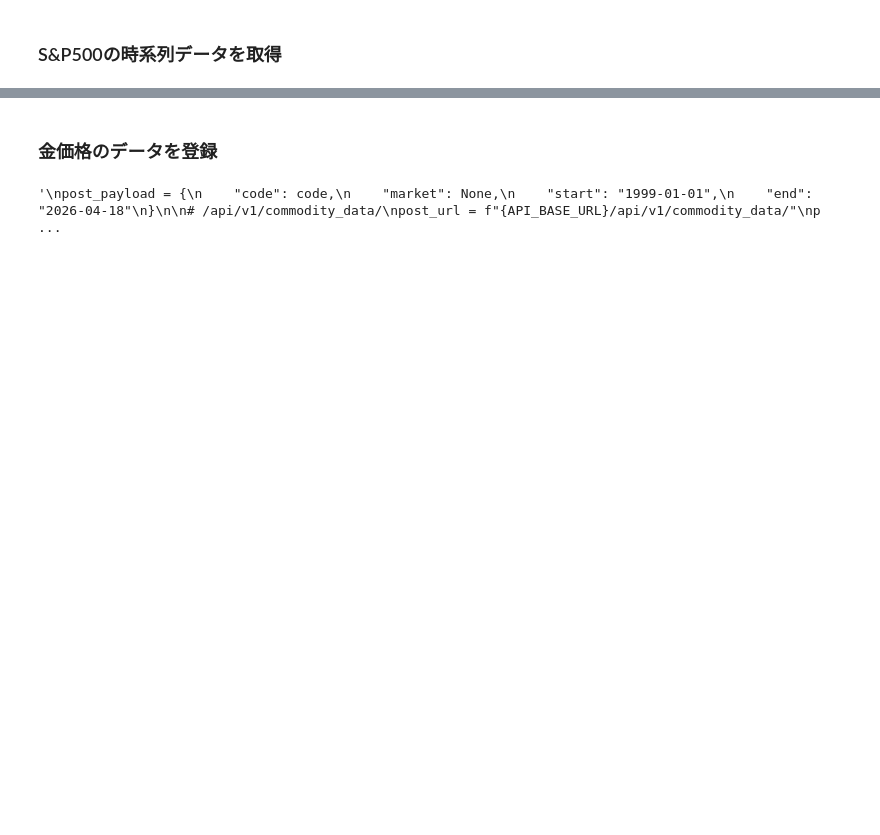
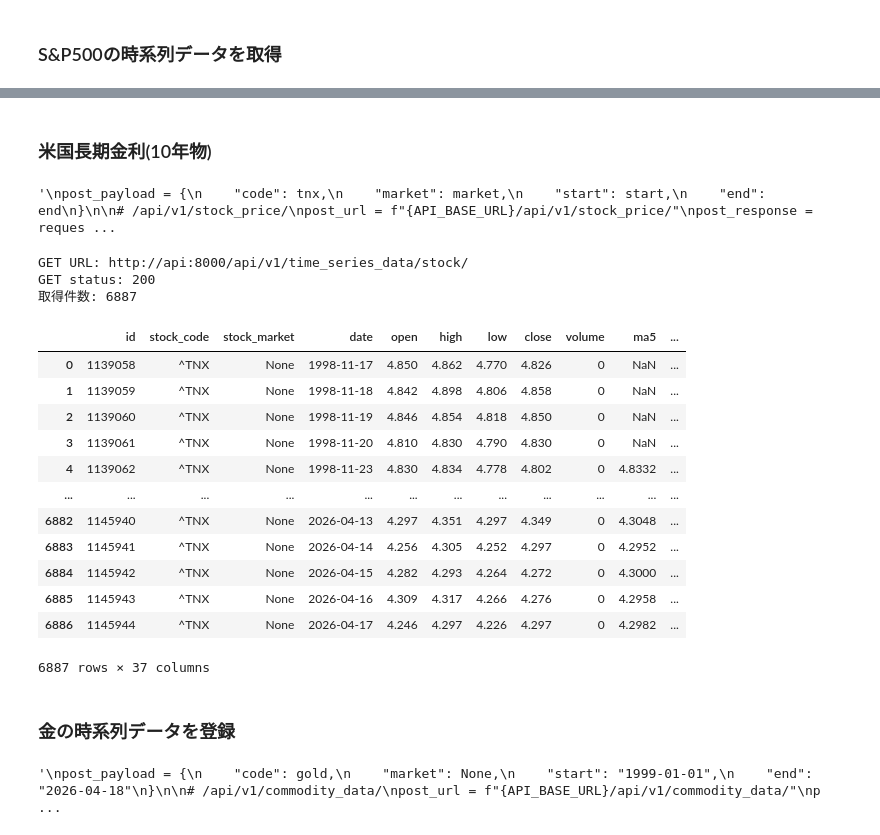
Before and after one commit to nekonabesan/stock_market_analysis, a Jupyter notebook: notebook/stock_02_08_002.ipynb, the cells around one changed output, grey strips where cells are left out. Cells and saved outputs as stored; diff of their text form; code cells hidden in the pictures; blank space fills up the shorter version.

```diff
--- a/notebook/stock_02_08_002.ipynb
+++ b/notebook/stock_02_08_002.ipynb
@@ -88,14 +115,78 @@ GET status: 200
 6895 rows × 37 columns
+# %% [markdown]
+### 米国長期金利(10年物)
+# %%
+tnx = "^TNX"
+market = None
+start = dt.datetime(1999, 1, 1).strftime("%Y-%m-%d")
+end = dt.datetime.now().strftime("%Y-%m-%d")
+"""
+post_payload = {
+    "code": tnx,
+    "market": market,
+    "start": start,
+    "end": end
+}
+
+# /api/v1/stock_price/
+post_url = f"{API_BASE_URL}/api/v1/stock_price/"
+post_response = requests.post(post_url, json=post_payload, timeout=60)
+
+print("POST URL:", post_url)
+print("POST status:", post_response.status_code)
+print("POST response:", post_response.json())
+"""
+# %% [output]
+'\npost_payload = {\n    "code": tnx,\n    "market": market,\n    "start": start,\n    "end": end\n}\n\n# /api/v1/stock_price/\npost_url = f"{API_BASE_URL}/api/v1/stock_price/"\npost_response = reques ...
+# %%
+get_url = f"{API_BASE_URL}/api/v1/time_series_data/stock/"
+get_params = {
+    "code": tnx,
+    "market": market,
+    "start": start,
+    "end": end
+}
+
+get_response = requests.get(get_url, params=get_params, timeout=60)
+
+print("GET URL:", get_url)
+print("GET status:", get_response.status_code)
+
+if get_response.status_code == 200:
+    get_json = get_response.json()
+    results = get_json.get("results", [])
+    df_tnx = pd.DataFrame(results)
+
+    print("取得件数:", len(df_tnx))
+    display(df_tnx)
+else:
+    print("GET response:", get_response.json())
+# %% [output]
+GET URL: http://api:8000/api/v1/time_series_data/stock/
+GET status: 200
+取得件数: 6887
+|  | id | stock_code | stock_market | date | open | high | low | close | volume | ma5 | ... |
+| 0 | 1139058 | ^TNX | None | 1998-11-17 | 4.850 | 4.862 | 4.770 | 4.826 | 0 | NaN | ... |
+| 1 | 1139059 | ^TNX | None | 1998-11-18 | 4.842 | 4.898 | 4.806 | 4.858 | 0 | NaN | ... |
+| 2 | 1139060 | ^TNX | None | 1998-11-19 | 4.846 | 4.854 | 4.818 | 4.850 | 0 | NaN | ... |
+| 3 | 1139061 | ^TNX | None | 1998-11-20 | 4.810 | 4.830 | 4.790 | 4.830 | 0 | NaN | ... |
+| 4 | 1139062 | ^TNX | None | 1998-11-23 | 4.830 | 4.834 | 4.778 | 4.802 | 0 | 4.8332 | ... |
+| ... | ... | ... | ... | ... | ... | ... | ... | ... | ... | ... | ... |
+| 6882 | 1145940 | ^TNX | None | 2026-04-13 | 4.297 | 4.351 | 4.297 | 4.349 | 0 | 4.3048 | ... |
+| 6883 | 1145941 | ^TNX | None | 2026-04-14 | 4.256 | 4.305 | 4.252 | 4.297 | 0 | 4.2952 | ... |
+| 6884 | 1145942 | ^TNX | None | 2026-04-15 | 4.282 | 4.293 | 4.264 | 4.272 | 0 | 4.3000 | ... |
+| 6885 | 1145943 | ^TNX | None | 2026-04-16 | 4.309 | 4.317 | 4.266 | 4.276 | 0 | 4.2958 | ... |
+| 6886 | 1145944 | ^TNX | None | 2026-04-17 | 4.246 | 4.297 | 4.226 | 4.297 | 0 | 4.2982 | ... |
+6887 rows × 37 columns
 # %% [markdown]
-### 金価格のデータを登録
+### 金の時系列データを登録
 # %%
-# 金の時系列データを登録
-code = "GC=F"
+gold = "GC=F"
 start = dt.datetime(1999, 1, 1).strftime("%Y-%m-%d")
 end = dt.datetime.now().strftime("%Y-%m-%d")
 """
 post_payload = {
-    "code": code,
+    "code": gold,
     "market": None,
     "start": "1999-01-01",
     "end": "2026-04-18"
@@ -110,4 +201,4 @@ print("POST status:", post_response.status_code)
 print("POST response:", post_response.json())
 """
 # %% [output]
-'\npost_payload = {\n    "code": code,\n    "market": None,\n    "start": "1999-01-01",\n    "end": "2026-04-18"\n}\n\n# /api/v1/commodity_data/\npost_url = f"{API_BASE_URL}/api/v1/commodity_data/"\np ...
+'\npost_payload = {\n    "code": gold,\n    "market": None,\n    "start": "1999-01-01",\n    "end": "2026-04-18"\n}\n\n# /api/v1/commodity_data/\npost_url = f"{API_BASE_URL}/api/v1/commodity_data/"\np ...
```
Also changed, not shown: parts of 17 cells of this notebook, 1 other file.
